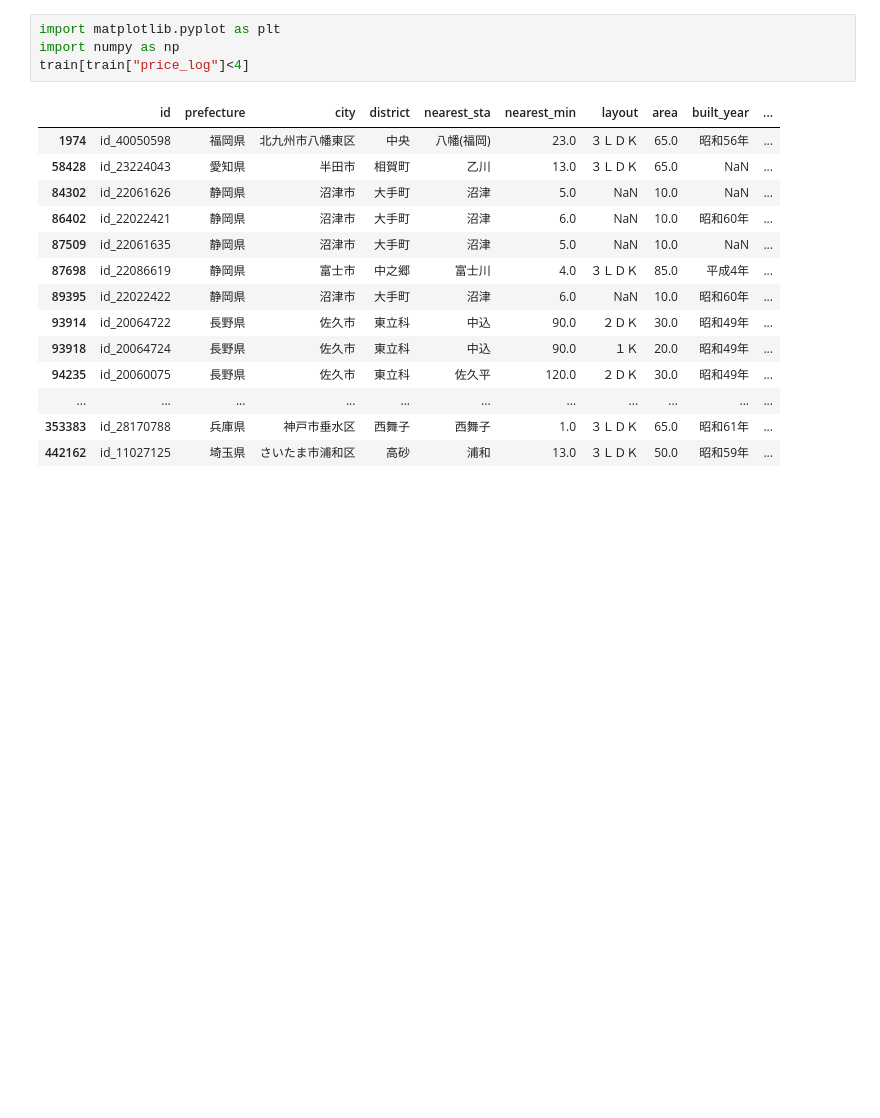
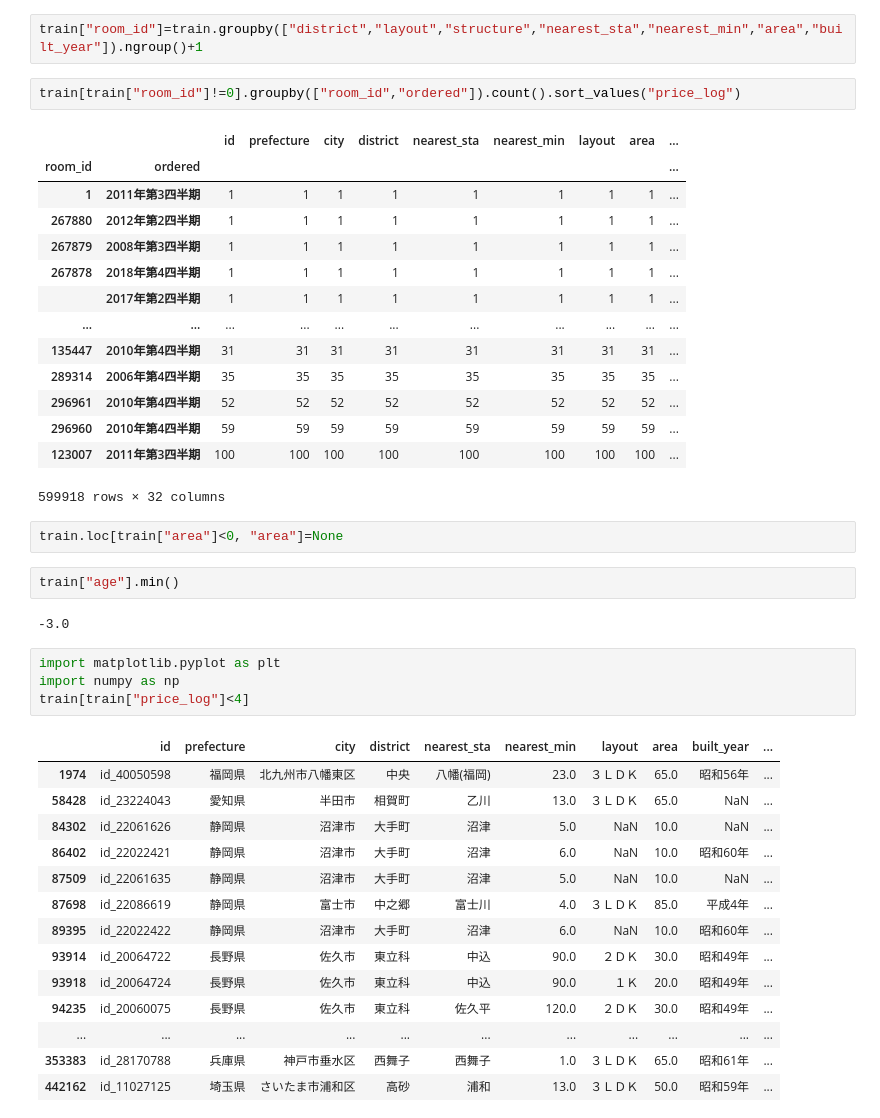
Before and after one commit to habroptilus/ds-monorepo, a Jupyter notebook: projects/house_price/eda.ipynb, the cells around one changed output. Drawn from its saved outputs; the diff is of its cells as text; blank space fills up the shorter version.

```diff
--- a/projects/house_price/eda.ipynb
+++ b/projects/house_price/eda.ipynb
@@ -21,3 +37,28 @@ train
+# %%
+train["room_id"]=train.groupby(["district","layout","structure","nearest_sta","nearest_min","area","built_year"]).ngroup()+1
+# %%
+train[train["room_id"]!=0].groupby(["room_id","ordered"]).count().sort_values("price_log")
+# %% [output]
+|  |  | id | prefecture | city | district | nearest_sta | nearest_min | layout | area | ... |
+| room_id | ordered |  |  |  |  |  |  |  |  | ... |
+| 1 | 2011年第3四半期 | 1 | 1 | 1 | 1 | 1 | 1 | 1 | 1 | ... |
+| 267880 | 2012年第2四半期 | 1 | 1 | 1 | 1 | 1 | 1 | 1 | 1 | ... |
+| 267879 | 2008年第3四半期 | 1 | 1 | 1 | 1 | 1 | 1 | 1 | 1 | ... |
+| 267878 | 2018年第4四半期 | 1 | 1 | 1 | 1 | 1 | 1 | 1 | 1 | ... |
+|  | 2017年第2四半期 | 1 | 1 | 1 | 1 | 1 | 1 | 1 | 1 | ... |
+| ... | ... | ... | ... | ... | ... | ... | ... | ... | ... | ... |
+| 135447 | 2010年第4四半期 | 31 | 31 | 31 | 31 | 31 | 31 | 31 | 31 | ... |
+| 289314 | 2006年第4四半期 | 35 | 35 | 35 | 35 | 35 | 35 | 35 | 35 | ... |
+| 296961 | 2010年第4四半期 | 52 | 52 | 52 | 52 | 52 | 52 | 52 | 52 | ... |
+| 296960 | 2010年第4四半期 | 59 | 59 | 59 | 59 | 59 | 59 | 59 | 59 | ... |
+| 123007 | 2011年第3四半期 | 100 | 100 | 100 | 100 | 100 | 100 | 100 | 100 | ... |
+599918 rows × 32 columns
+# %%
+train.loc[train["area"]<0, "area"]=None
+# %%
+train["age"].min()
+# %% [output]
+-3.0
 # %%
 import matplotlib.pyplot as plt
 import numpy as np
```
Also changed, not shown: parts of 2 cells of this notebook, 10 other files.
